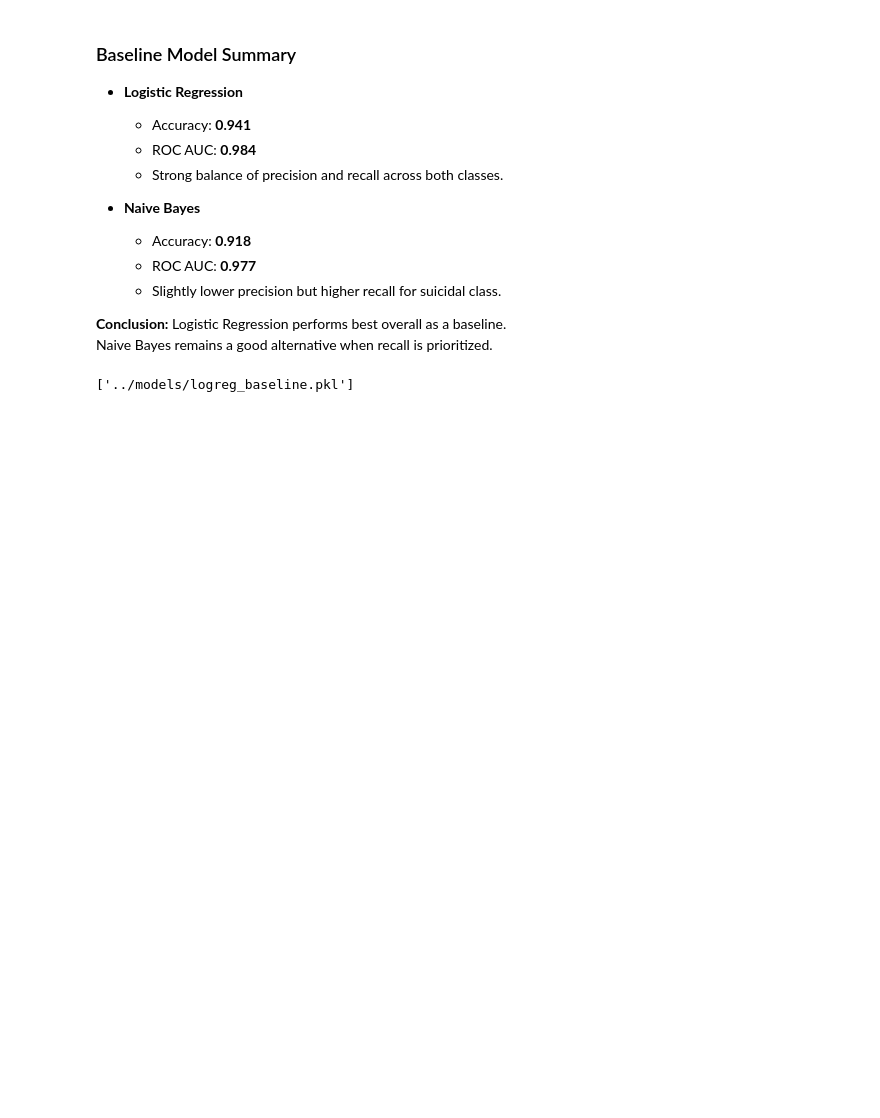
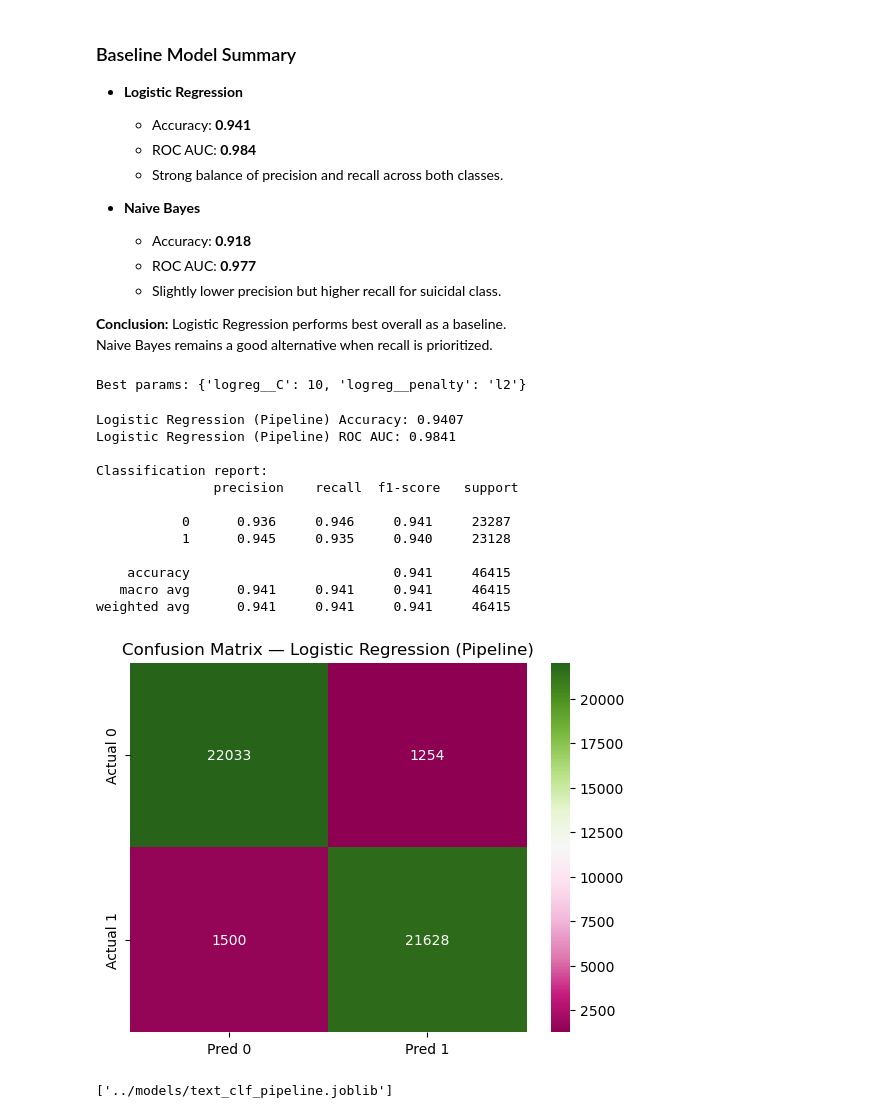
Before and after one commit to imwaymaran/suicide-ideation-detection-ml, a Jupyter notebook: notebooks/02_baseline_modeling.ipynb, the cells around one changed output. Saved outputs shown, nothing was run; the diff lists cells and outputs as text; code cells hidden in the pictures; blank space fills up the shorter version.

Commit message:
feat: add pipeline for baseline model

```diff
--- a/notebooks/02_baseline_modeling.ipynb
+++ b/notebooks/02_baseline_modeling.ipynb
@@ -43,7 +44,7 @@ X_train, X_test, y_train, y_test = train_test_split(
 tfidf = TfidfVectorizer(
     max_features=50000,
     ngram_range=(1,2),
-    min_df=3
+    min_df=2
 )
 Xtr = tfidf.fit_transform(X_train)
 Xte = tfidf.transform(X_test)
@@ -143,8 +144,48 @@ weighted avg      0.919     0.918     0.918     46415
 
 **Conclusion:** Logistic Regression performs best overall as a baseline.
 Naive Bayes remains a good alternative when recall is prioritized.
-# %%
-joblib.dump(tfidf, "../models/tfidf_vectorizer.pkl")
-joblib.dump(best_logreg, "../models/logreg_baseline.pkl")
-# %% [output]
-['../models/logreg_baseline.pkl']
+# %%
+text_clf = Pipeline(steps=[
+    ("tfidf", TfidfVectorizer(max_features=50000, ngram_range=(1,2), min_df=2)),
+    ("logreg", LogisticRegression(solver="lbfgs", max_iter=2000, random_state=42))
+])
+
+param_grid = {
+    "logreg__C": [0.01, 0.1, 1, 10],
+    "logreg__penalty": ["l2"]
+}
+
+grid = GridSearchCV(
+    estimator=text_clf,
+    param_grid=param_grid,
+    scoring="accuracy",
+    cv=5,
+    n_jobs=-1
+)
+
+grid.fit(X_train, y_train)
+
+print("Best params:", grid.best_params_)
+pipeline = grid.best_estimator_
+# %% [output]
+Best params: {'logreg__C': 10, 'logreg__penalty': 'l2'}
+# %%
+evaluate_model(pipeline, X_test, y_test, model_name="Logistic Regression (Pipeline)")
+# %% [output]
+Logistic Regression (Pipeline) Accuracy: 0.9407
+Logistic Regression (Pipeline) ROC AUC: 0.9841
+
+Classification report:
+               precision    recall  f1-score   support
+
+           0      0.936     0.946     0.941     23287
+           1      0.945     0.935     0.940     23128
+
+    accuracy                          0.941     46415
+   macro avg      0.941     0.941     0.941     46415
+weighted avg      0.941     0.941     0.941     46415
+[figure, added]
+# %%
+joblib.dump(pipeline, "../models/text_clf_pipeline.joblib")
+# %% [output]
+['../models/text_clf_pipeline.joblib']
```
Also changed, not shown: parts of 2 cells of this notebook.
